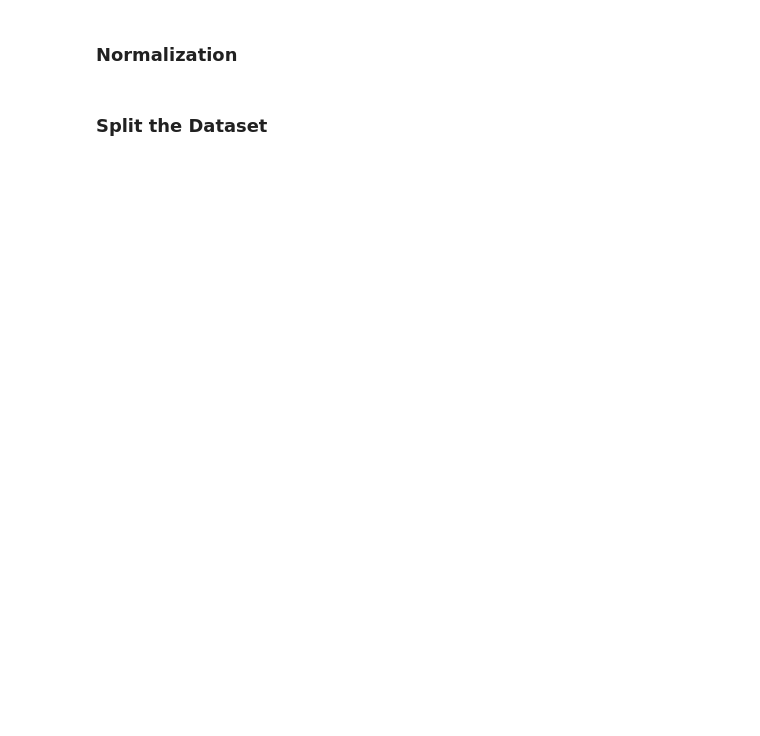
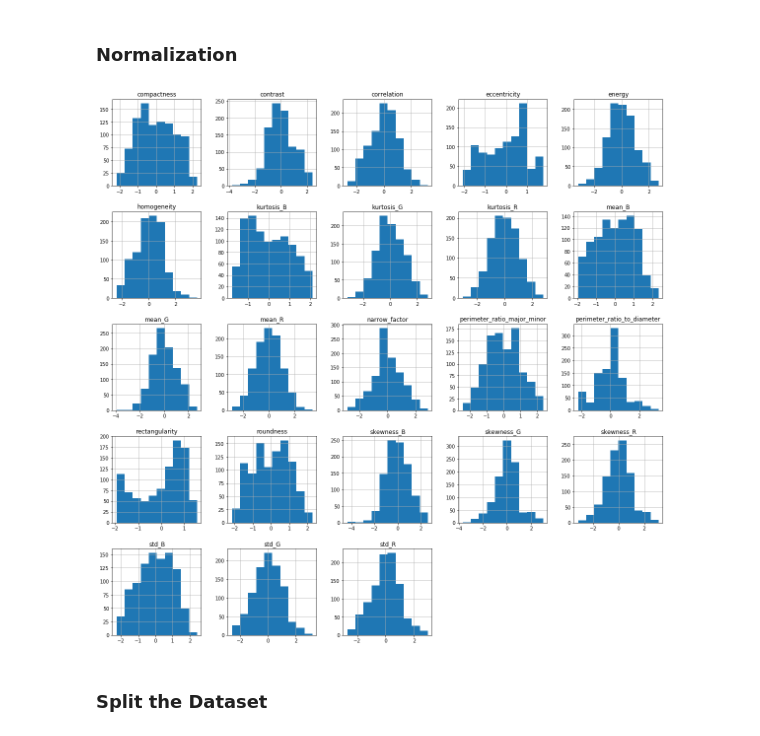
Before and after one commit to abuwildanm/Leaf-Classification, a Jupyter notebook: Projek.ipynb, the cells around one changed output. Drawn from its saved outputs; the diff is of its cells as text; code cells hidden in the pictures; blank space fills up the shorter version.

```diff
--- a/Projek.ipynb
+++ b/Projek.ipynb
@@ -98,0 +159,4 @@ Name: hu_1, Length: 889, dtype: int64
+# %%
+feature_drop = ['hu_1', 'hu_2', 'hu_3', 'hu_4', 'hu_5', 'hu_6', 'hu7', 'aspect_ratio']
+data = data.drop(columns=feature_drop)
+data.columns
@@ -100,9 +172,12 @@ Name: hu_1, Length: 889, dtype: int64
 ### Normalization
 # %%
 # Power Transform
-# pt = PowerTransformer(method='box-cox', standardize=False)
-# data.iloc[:, :-1] = pt.fit_transform(data.iloc[:, :-1])
-# data.hist(figsize=(20,20));
+pt = PowerTransformer()
+result = pt.fit_transform(data)
+data = pd.DataFrame(data=result, columns=data.columns)
+data.hist(figsize=(20,20));
+# %% [output]
+[figure, added]
 # %% [markdown]
 ### Split the Dataset
 # %%
```
Also changed, not shown: parts of 27 cells of this notebook.
